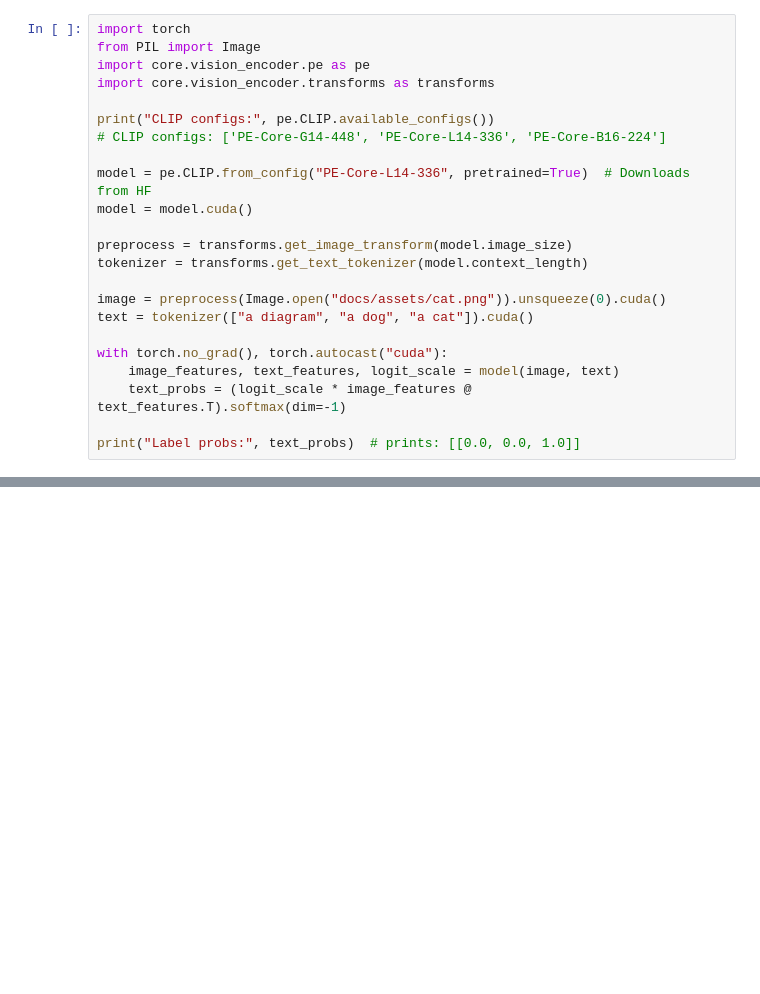
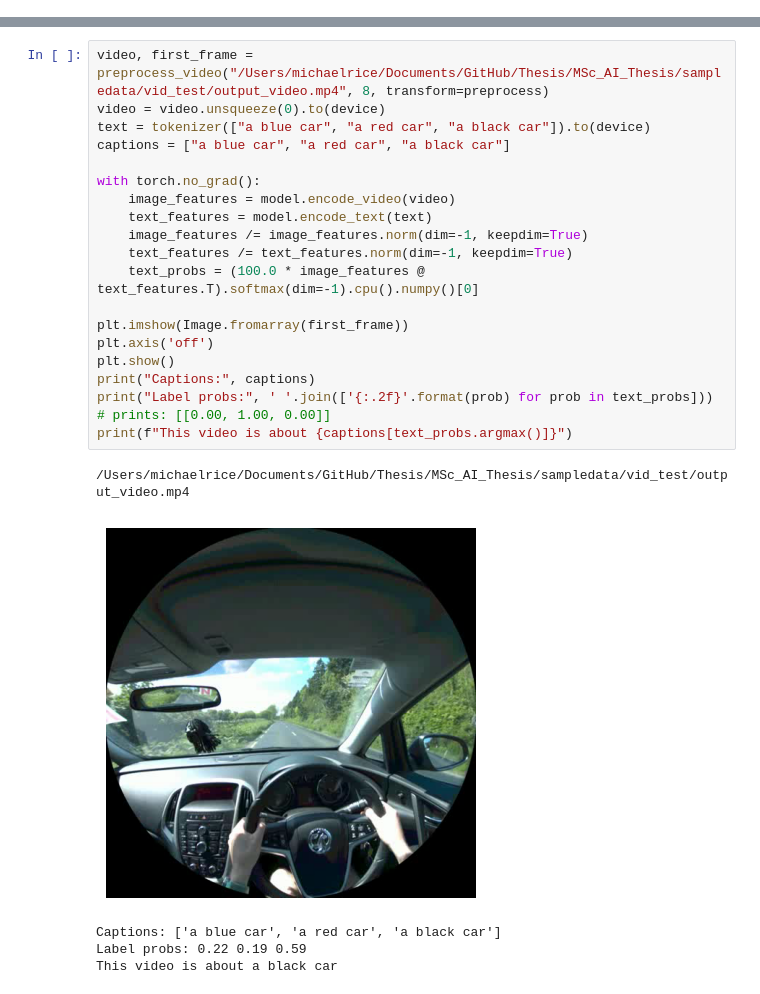
Before and after one commit to MichaelRice1/EgoDrive, a Jupyter notebook: notebooks_and_scripts/model_testing/testing.ipynb, the cells around one changed output, grey strips where cells are left out. Drawn from its saved outputs; the diff is of its cells as text; blank space fills up the shorter version.

```diff
--- a/notebooks_and_scripts/model_testing/testing.ipynb
+++ b/notebooks_and_scripts/model_testing/testing.ipynb
@@ -1,23 +0,0 @@
-# %%
-import torch
-from PIL import Image
-import core.vision_encoder.pe as pe
-import core.vision_encoder.transforms as transforms
-
-print("CLIP configs:", pe.CLIP.available_configs())
-# CLIP configs: ['PE-Core-G14-448', 'PE-Core-L14-336', 'PE-Core-B16-224']
-
-model = pe.CLIP.from_config("PE-Core-L14-336", pretrained=True)  # Downloads from HF
-model = model.cuda()
-
-preprocess = transforms.get_image_transform(model.image_size)
-tokenizer = transforms.get_text_tokenizer(model.context_length)
-
-image = preprocess(Image.open("docs/assets/cat.png")).unsqueeze(0).cuda()
-text = tokenizer(["a diagram", "a dog", "a cat"]).cuda()
-
-with torch.no_grad(), torch.autocast("cuda"):
-    image_features, text_features, logit_scale = model(image, text)
-    text_probs = (logit_scale * image_features @ text_features.T).softmax(dim=-1)
-
-print("Label probs:", text_probs)  # prints: [[0.0, 0.0, 1.0]]
@@ -25,0 +65,25 @@ ModuleNotFoundError: No module named 'core'
+# %%
+video, first_frame = preprocess_video("/Users/michaelrice/Documents/GitHub/Thesis/MSc_AI_Thesis/sampledata/vid_test/output_video.mp4", 8, transform=preprocess)
+video = video.unsqueeze(0).to(device)
+text = tokenizer(["a blue car", "a red car", "a black car"]).to(device)
+captions = ["a blue car", "a red car", "a black car"]
+
+with torch.no_grad():
+    image_features = model.encode_video(video)
+    text_features = model.encode_text(text)
+    image_features /= image_features.norm(dim=-1, keepdim=True)
+    text_features /= text_features.norm(dim=-1, keepdim=True)
+    text_probs = (100.0 * image_features @ text_features.T).softmax(dim=-1).cpu().numpy()[0]
+
+plt.imshow(Image.fromarray(first_frame))
+plt.axis('off')
+plt.show()
+print("Captions:", captions)
+print("Label probs:", ' '.join(['{:.2f}'.format(prob) for prob in text_probs]))  # prints: [[0.00, 1.00, 0.00]]
+print(f"This video is about {captions[text_probs.argmax()]}")
+# %% [output]
+/Users/michaelrice/Documents/GitHub/Thesis/MSc_AI_Thesis/sampledata/vid_test/output_video.mp4
+[figure, added]
+Captions: ['a blue car', 'a red car', 'a black car']
+Label probs: 0.22 0.19 0.59
+This video is about a black car
```
Also changed, not shown: parts of 3 cells of this notebook, 4 other files.
